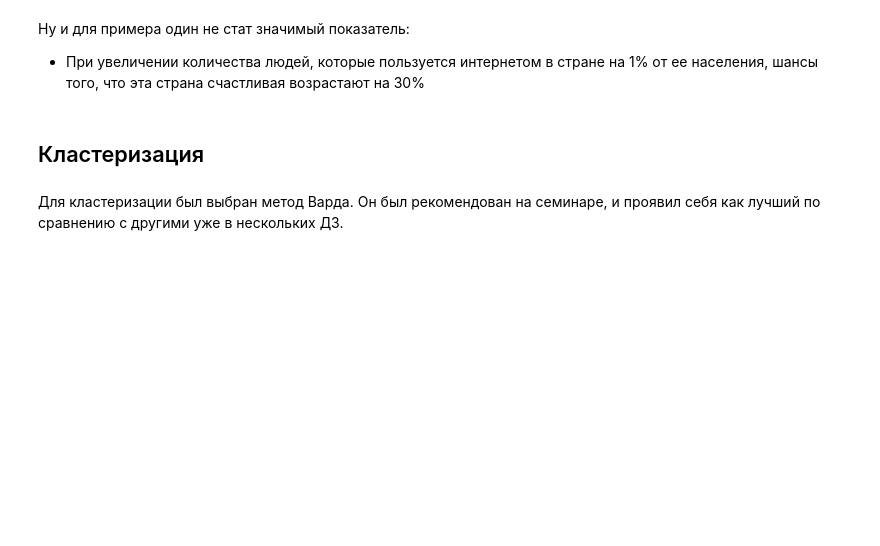
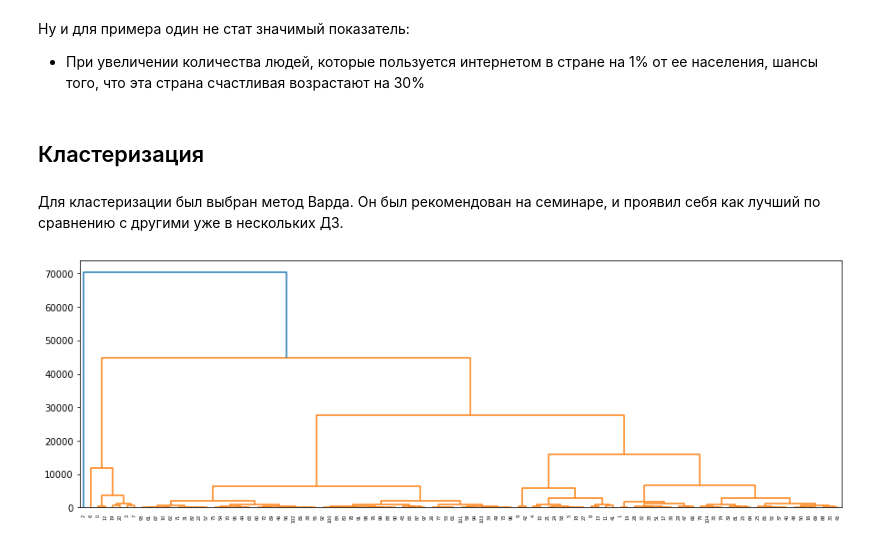
Before and after one commit to seny03/countries-happiness-analysis, a Jupyter notebook: src/analysis.ipynb, the cells around one changed output. Cells and saved outputs as stored; diff of their text form; code cells hidden in the pictures; blank space fills up the shorter version.

```diff
--- a/src/analysis.ipynb
+++ b/src/analysis.ipynb
@@ -1354,3 +1373,21 @@ from sklearn.metrics import calinski_harabasz_score
 %matplotlib inline
 # %% [markdown]
 Для кластеризации был выбран метод Варда. Он был рекомендован на семинаре, и проявил себя как лучший по сравнению с другими уже в нескольких ДЗ.
+# %%
+indicators = [
+    "Happiness Score",
+    "Life expectancy at birth, total (years)",
+    "GNI (current US$)",
+    "Income share held by lowest 20%",
+    "Renewable energy consumption (% of total final energy consumption)",
+    "Electric power consumption (kWh per capita)",
+    "Individuals using the Internet (% of population)",
+    "Urban population (% of total population)",
+    "Logistics Performance Index",
+    "Mortality caused by road traffic injury (per 100,000 population)"
+]
+
+plt.figure(figsize=(15, 5))
+dn = dendrogram(linkage(df[indicators].dropna(), 'ward'))
+# %% [output]
+[figure, added]
```
Also changed, not shown: parts of 19 cells of this notebook.
